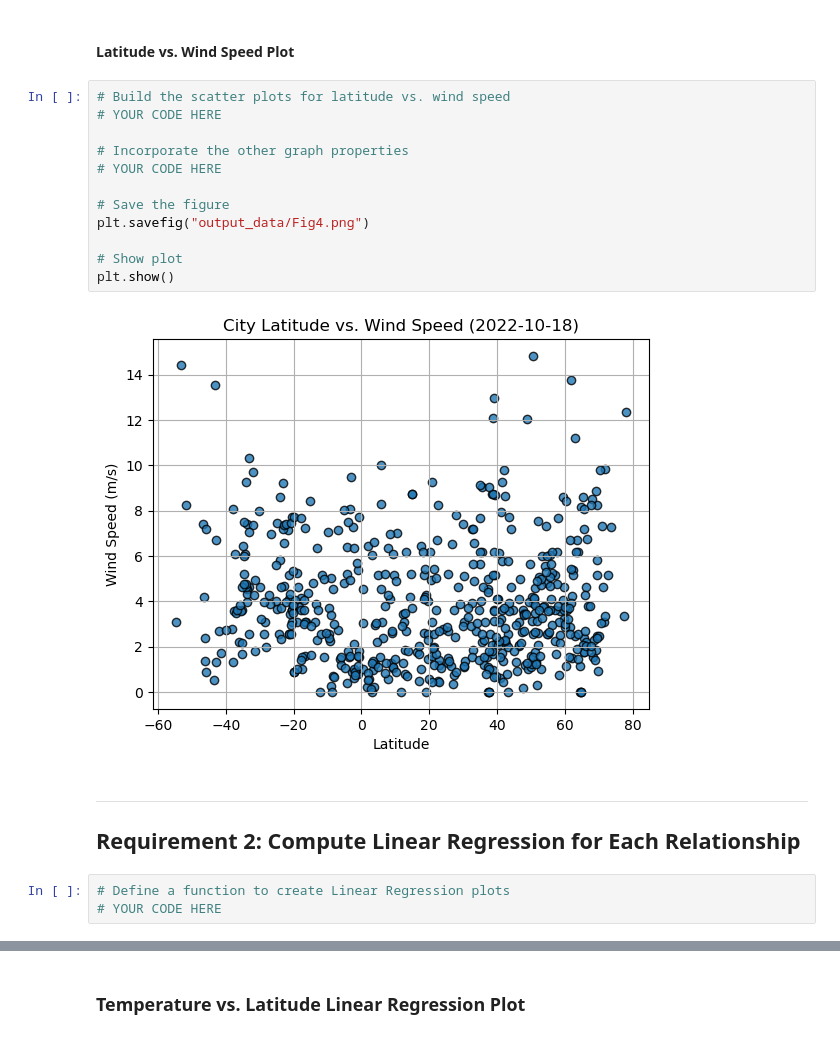
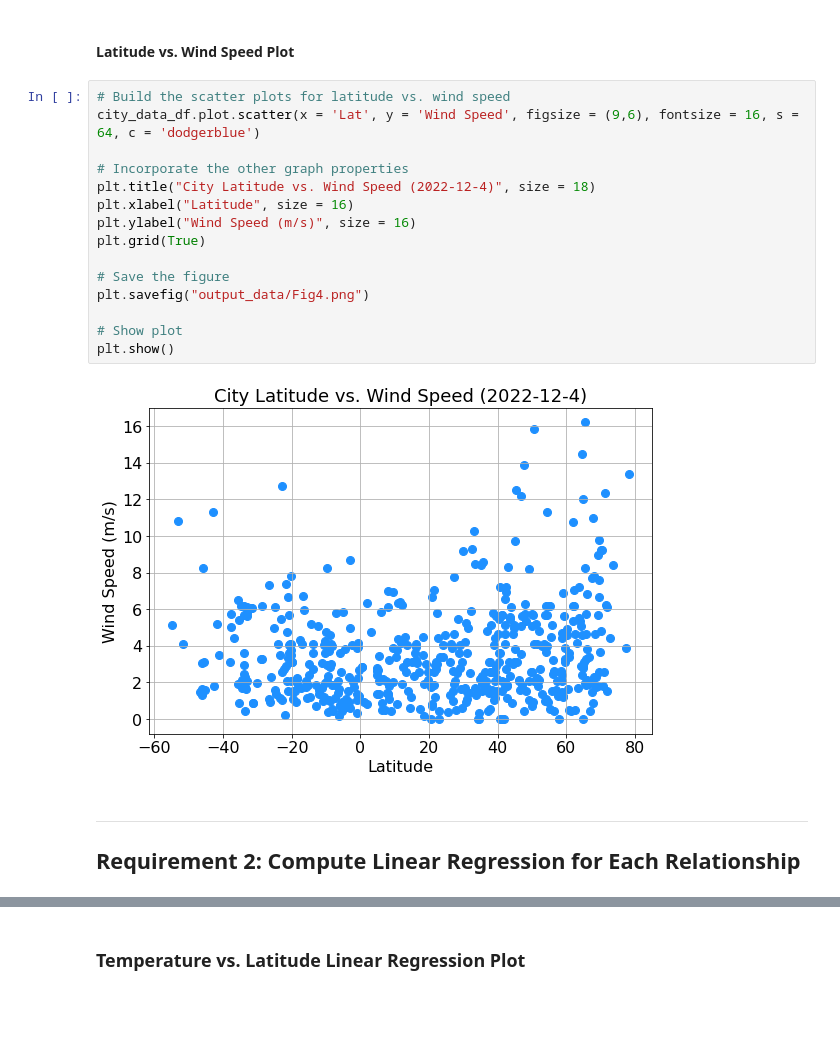
Before and after one commit to dganderson94/python-api-challenge, a Jupyter notebook: WeatherPy/WeatherPy.ipynb, the cells around one changed output, grey strips where cells are left out. Cells and saved outputs as stored; diff of their text form; blank space fills up the shorter version.

```diff
--- a/WeatherPy/WeatherPy.ipynb
+++ b/WeatherPy/WeatherPy.ipynb
@@ -238,22 +248,22 @@ plt.show()
 #### Latitude vs. Wind Speed Plot
 # %%
 # Build the scatter plots for latitude vs. wind speed
-# YOUR CODE HERE
+city_data_df.plot.scatter(x = 'Lat', y = 'Wind Speed', figsize = (9,6), fontsize = 16, s = 64, c = 'dodgerblue')
 
 # Incorporate the other graph properties
-# YOUR CODE HERE
+plt.title("City Latitude vs. Wind Speed (2022-12-4)", size = 18)
+plt.xlabel("Latitude", size = 16)
+plt.ylabel("Wind Speed (m/s)", size = 16)
+plt.grid(True)
 
 # Save the figure
 plt.savefig("output_data/Fig4.png")
 
 # Show plot
 plt.show()
 # %% [output]
-[figure, old version]
+[figure, new version]
 # %% [markdown]
 ---
 
 ## Requirement 2: Compute Linear Regression for Each Relationship
-# %%
-# Define a function to create Linear Regression plots
-# YOUR CODE HERE
```
Also changed, not shown: parts of 31 cells of this notebook, 5 other files.
